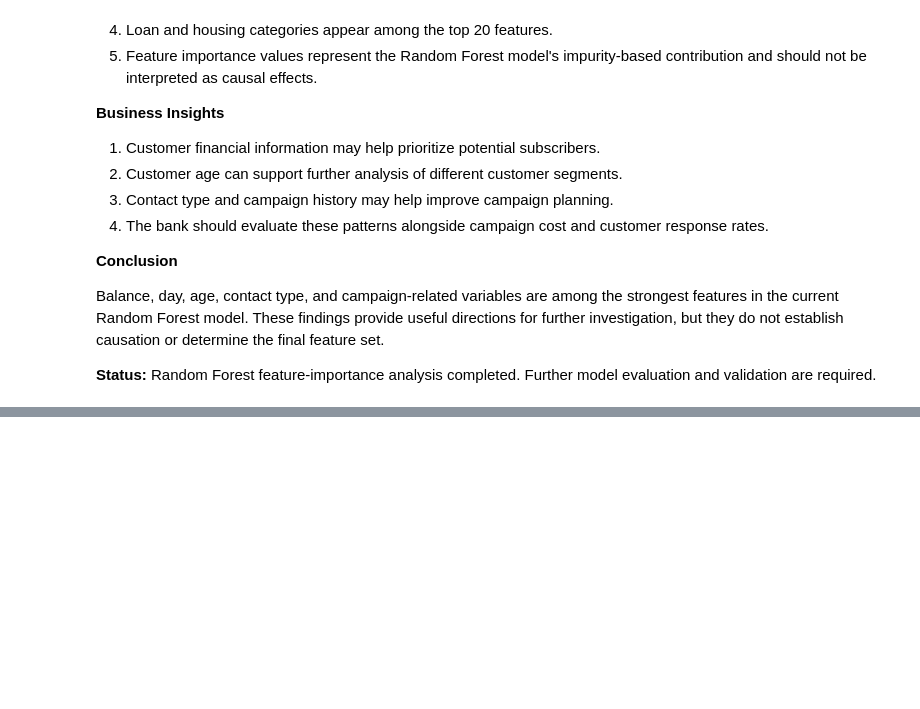
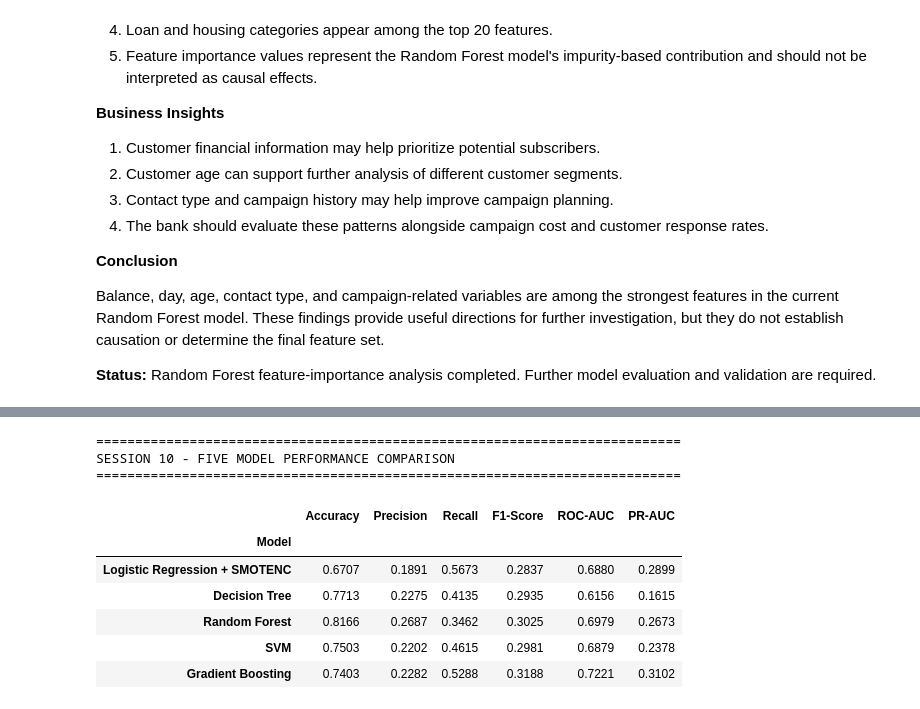
Before and after one commit to ajeetsherkar/Bank-Marketing-ML-PBL, a Jupyter notebook: notebooks/05_model_development.ipynb, the cells around one changed output, grey strips where cells are left out. Saved outputs shown, nothing was run; the diff lists cells and outputs as text; code cells hidden in the pictures; blank space fills up the shorter version.

```diff
--- a/notebooks/05_model_development.ipynb
+++ b/notebooks/05_model_development.ipynb
@@ -1166,0 +1298,71 @@ Balance, day, age, contact type, and campaign-related variables are among the st
+# %%
+# ==========================================
+# SESSION 10 - MODEL EVALUATION AND COMPARISON
+# ==========================================
+
+# Evaluate SVM
+svm_results = evaluate_model(
+    "SVM",
+    y_val,
+    svm_predictions,
+    svm_probabilities
+)
+
+# Evaluate Gradient Boosting
+gradient_boosting_results = evaluate_model(
+    "Gradient Boosting",
+    y_val,
+    gradient_boosting_predictions,
+    gradient_boosting_probabilities
+)
+
+# Combine results from all five algorithms
+session_10_results = pd.DataFrame([
+    logistic_results,
+    decision_tree_results,
+    random_forest_results,
+    svm_results,
+    gradient_boosting_results
+])
+
+# Display comparison
+print("=" * 75)
+print("SESSION 10 - FIVE MODEL PERFORMANCE COMPARISON")
+print("=" * 75)
+
+display(
+    session_10_results
+    .set_index("Model")
+    .round(4)
+)
+
+# Identify the best model for each metric
+print("\nBEST MODEL BY METRIC")
+print("=" * 50)
+
+for metric in [
+    "Accuracy",
+    "Precision",
+    "Recall",
+    "F1-Score",
+    "ROC-AUC",
+    "PR-AUC"
+]:
+    best_index = session_10_results[metric].idxmax()
+    best_model = session_10_results.loc[best_index, "Model"]
+    best_score = session_10_results.loc[best_index, metric]
+
+    print(f"{metric}: {best_model} ({best_score:.4f})")
+
+print("\nFive-model evaluation completed successfully.")
+# %% [output]
+===========================================================================
+SESSION 10 - FIVE MODEL PERFORMANCE COMPARISON
+===========================================================================
+|  | Accuracy | Precision | Recall | F1-Score | ROC-AUC | PR-AUC |
+| Model |  |  |  |  |  |  |
+| Logistic Regression + SMOTENC | 0.6707 | 0.1891 | 0.5673 | 0.2837 | 0.6880 | 0.2899 |
+| Decision Tree | 0.7713 | 0.2275 | 0.4135 | 0.2935 | 0.6156 | 0.1615 |
+| Random Forest | 0.8166 | 0.2687 | 0.3462 | 0.3025 | 0.6979 | 0.2673 |
+| SVM | 0.7503 | 0.2202 | 0.4615 | 0.2981 | 0.6879 | 0.2378 |
+| Gradient Boosting | 0.7403 | 0.2282 | 0.5288 | 0.3188 | 0.7221 | 0.3102 |
```
Also changed, not shown: parts of 6 cells of this notebook, 2 other files.
